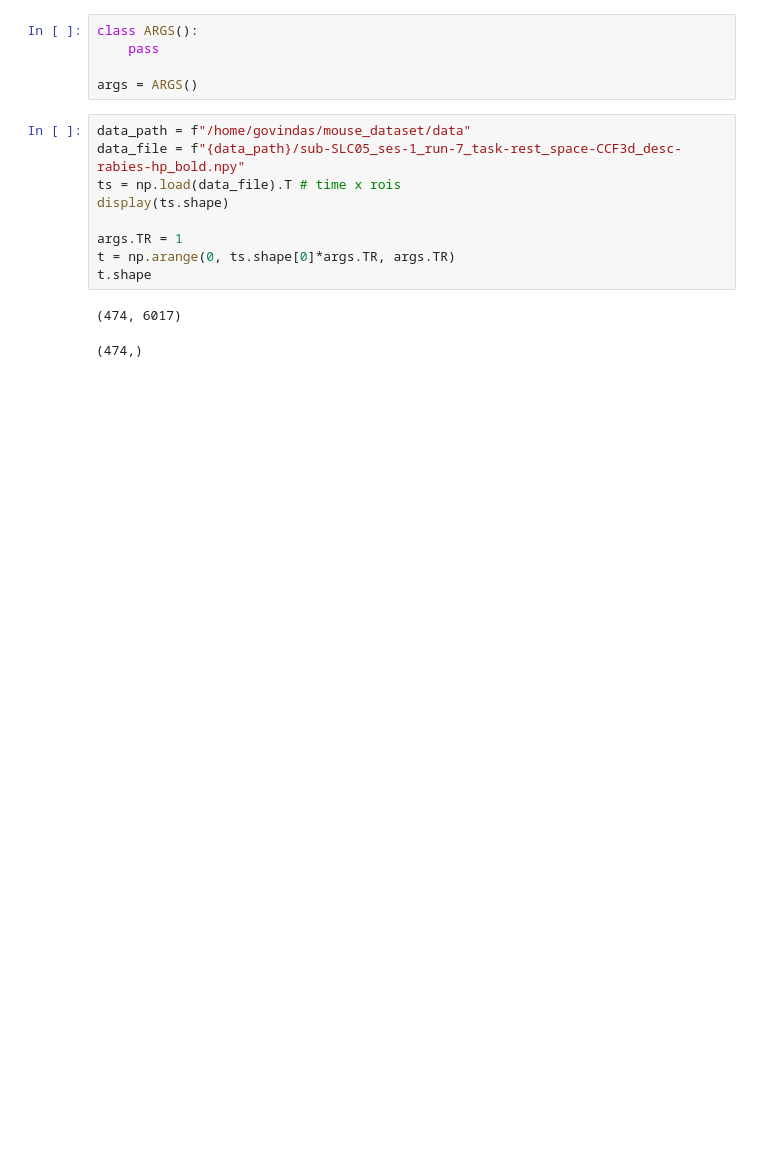
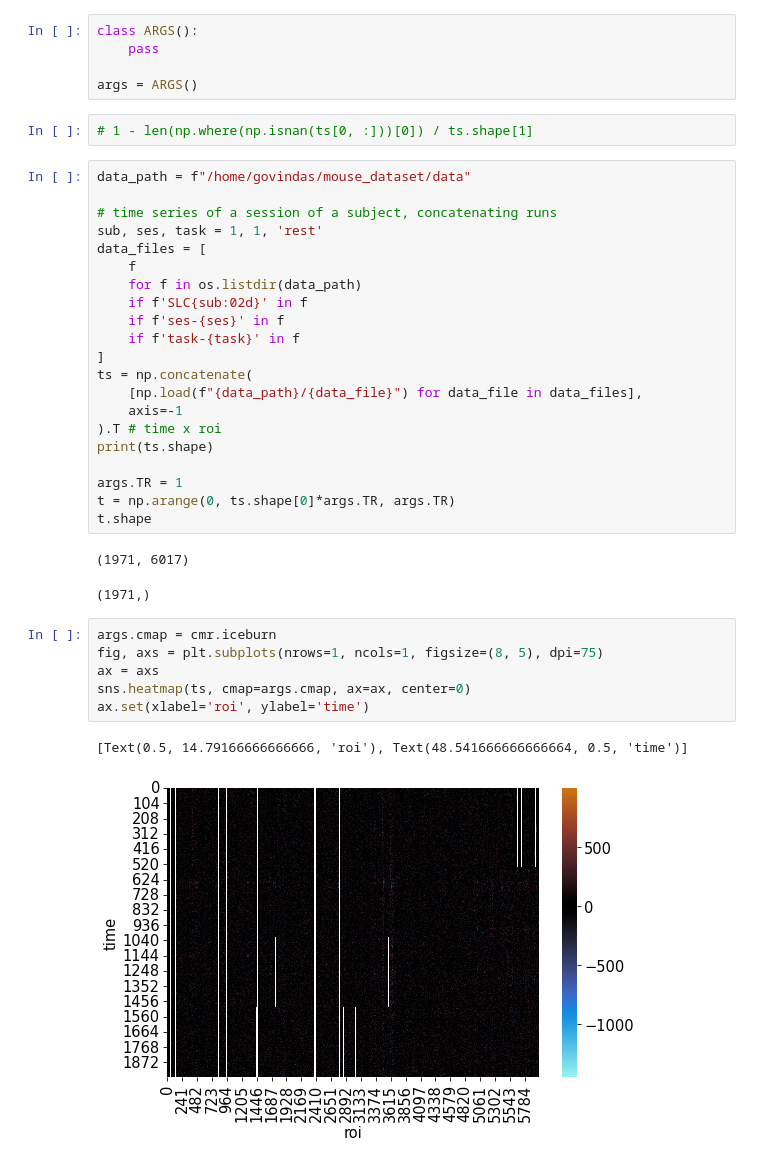
Before and after one commit to govinda-umd/network_estimation, a Jupyter notebook: _sources/nb/sep23/00-data-mouse_desc-correlation-maps.ipynb, the cells around one changed output. Saved outputs shown, nothing was run; the diff lists cells and outputs as text; blank space fills up the shorter version.

```diff
--- a/_sources/nb/sep23/00-data-mouse_desc-correlation-maps.ipynb
+++ b/_sources/nb/sep23/00-data-mouse_desc-correlation-maps.ipynb
@@ -24,15 +35,38 @@ class ARGS():
     pass
 
 args = ARGS()
+# %%
+# 1 - len(np.where(np.isnan(ts[0, :]))[0]) / ts.shape[1]
 # %%
 data_path = f"/home/govindas/mouse_dataset/data"
-data_file = f"{data_path}/sub-SLC05_ses-1_run-7_task-rest_space-CCF3d_desc-rabies-hp_bold.npy"
-ts = np.load(data_file).T # time x rois
-display(ts.shape)
+
+# time series of a session of a subject, concatenating runs
+sub, ses, task = 1, 1, 'rest'
+data_files = [
+    f
+    for f in os.listdir(data_path)
+    if f'SLC{sub:02d}' in f
+    if f'ses-{ses}' in f
+    if f'task-{task}' in f
+]
+ts = np.concatenate(
+    [np.load(f"{data_path}/{data_file}") for data_file in data_files],
+    axis=-1
+).T # time x roi
+print(ts.shape)
 
 args.TR = 1
 t = np.arange(0, ts.shape[0]*args.TR, args.TR)
 t.shape
 # %% [output]
-(474, 6017)
+(1971, 6017)
-(474,)
+(1971,)
+# %%
+args.cmap = cmr.iceburn
+fig, axs = plt.subplots(nrows=1, ncols=1, figsize=(8, 5), dpi=75)
+ax = axs
+sns.heatmap(ts, cmap=args.cmap, ax=ax, center=0)
+ax.set(xlabel='roi', ylabel='time')
+# %% [output]
+[Text(0.5, 14.79166666666666, 'roi'), Text(48.541666666666664, 0.5, 'time')]
+[figure, added]
```
Also changed, not shown: parts of 12 cells of this notebook, 39 other files.
